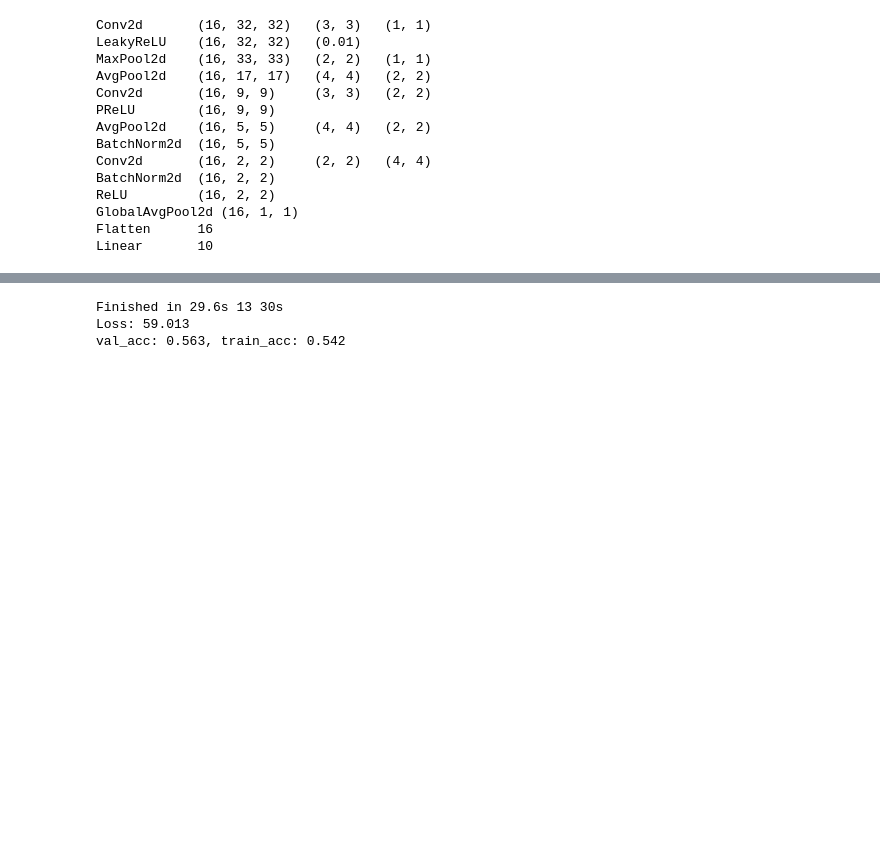
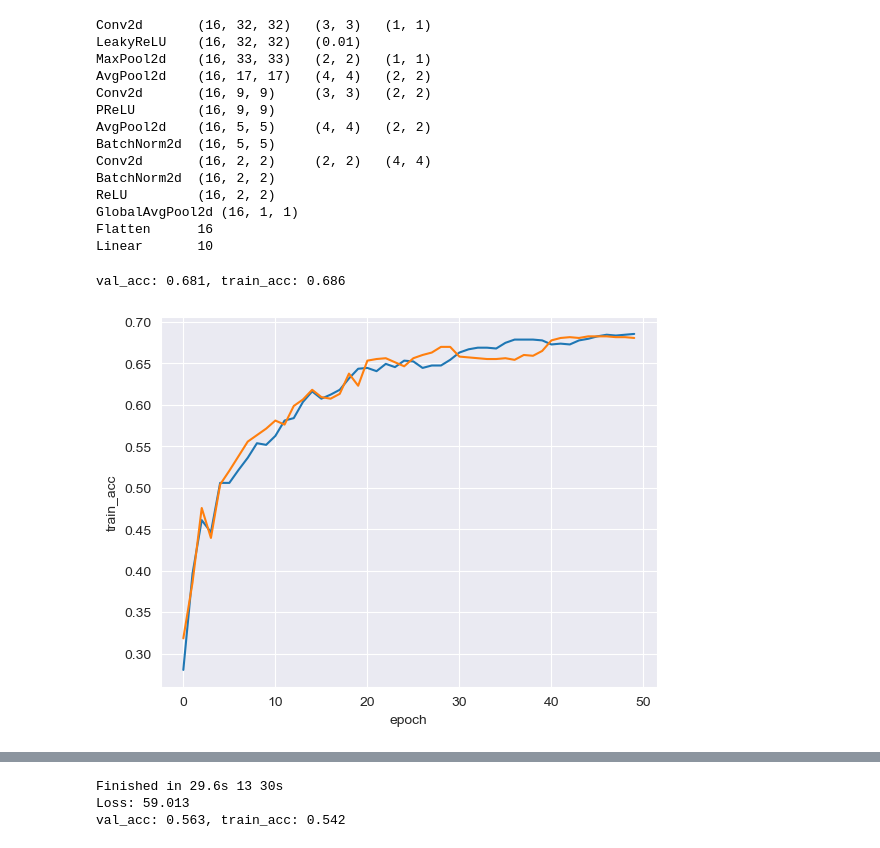
Before and after one commit to alkorolyov/sophius, a Jupyter notebook: notebooks/05_generate_models.ipynb, the cells around one changed output, grey strips where cells are left out. Saved outputs shown, nothing was run; the diff lists cells and outputs as text; code cells hidden in the pictures; blank space fills up the shorter version.

```diff
--- a/notebooks/05_generate_models.ipynb
+++ b/notebooks/05_generate_models.ipynb
@@ -232,3 +255,20 @@ ReLU         (16, 2, 2)
 GlobalAvgPool2d (16, 1, 1)
 Flatten      16
 Linear       10
+# %%
+tmpl = df.model[890]
+model = tmpl.instantiate_model().type(torch.cuda.FloatTensor)
+
+res = train_on_gpu(model = model,
+                   loader = loader_gpu,
+                   learning_rate=0.01,
+                   gamma=0.5,
+                   milestones = [20, 30, 40],
+                   num_epoch = 50,
+                   verbose = True)
+
+sns.lineplot(res, x = 'epoch', y = 'train_acc')
+sns.lineplot(res, x = 'epoch', y = 'val_acc');
+# %% [output]
+val_acc: 0.681, train_acc: 0.686
+[figure, added]
```
Also changed, not shown: parts of 14 cells of this notebook, 3 other files.
